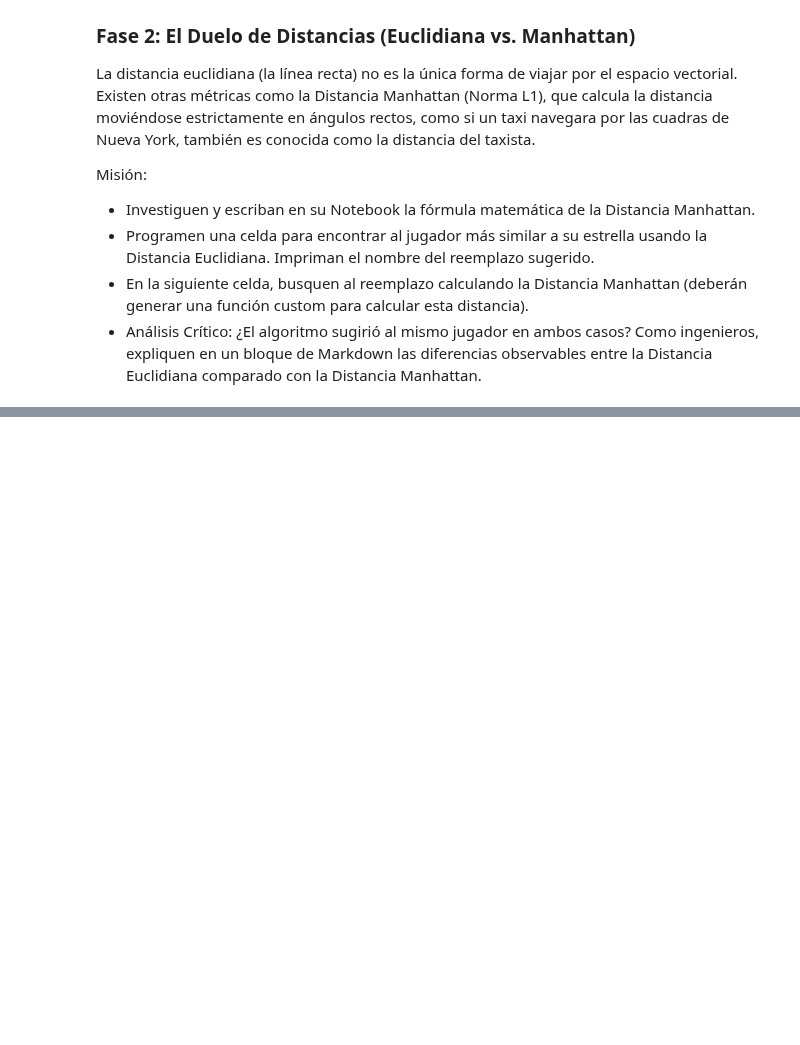
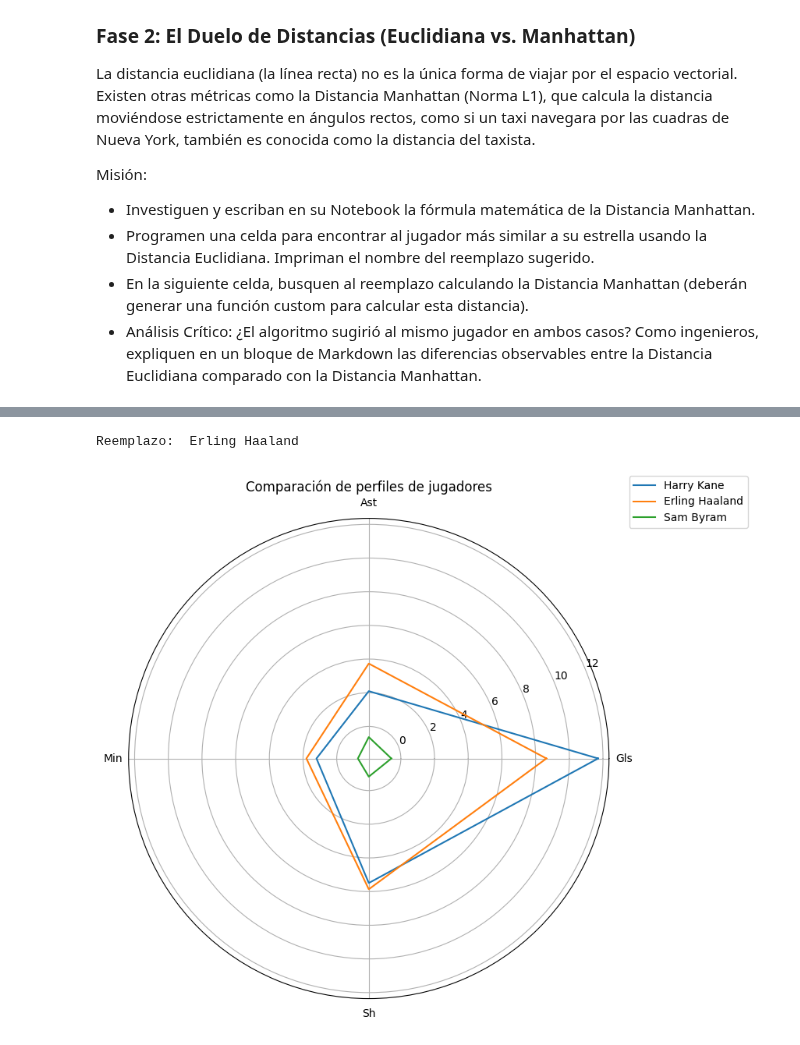
Before and after one commit to KamiChips/Data-Mining, a Jupyter notebook: Parcial 2/Tarea/01-Scouting.ipynb, the cells around one changed output, grey strips where cells are left out. Saved outputs shown, nothing was run; the diff lists cells and outputs as text; code cells hidden in the pictures; blank space fills up the shorter version.

```diff
--- a/Parcial 2/Tarea/01-Scouting.ipynb
+++ b/Parcial 2/Tarea/01-Scouting.ipynb
@@ -131,0 +200,18 @@ Misión:
+# %%
+indice_reemplazo = df.index[ df['Player'] == remplazo][0]
+
+print("Reemplazo: ", df.loc[indice_reemplazo, 'Player'])
+# %% [output]
+Reemplazo:  Erling Haaland
+# %%
+valores_estrella = X_standarized.loc[estrella].to_numpy()
+valores_reemplazo = X_standarized.loc[indice_reemplazo].to_numpy()
+valores_random = X_standarized.loc[random_index].to_numpy()
+# %%
+angulos = np.linspace(0, 2* np.pi, len(features), endpoint=False)
+
+angulos = np.concatenate((angulos, [angulos[0]]))
+# %%
+estrella_plot = np.concatenate((valores_estrella, [valores_estrella[0]]))
+reeplazo_plot = np.concatenate((valores_reemplazo, [valores_reemplazo[0]]))
+random_plot = np.concatenate((valores_random, [valores_random[0]]))
@@ -131,0 +220,37 @@ Misión:
+# %%
+fig, ax = plt.subplots(
+    figsize=(8, 8),
+    subplot_kw=dict(polar=True)
+)
+
+ax.plot(
+    angulos,
+    estrella_plot,
+    label=df.loc[estrella, 'Player']
+)
+
+ax.plot(
+    angulos,
+    reeplazo_plot,
+    label=df.loc[indice_reemplazo, 'Player']
+)
+
+ax.plot(
+    angulos,
+    random_plot,
+    label=df.loc[random_index, 'Player']
+)
+
+ax.set_xticks(angulos[:-1])
+ax.set_xticklabels(features)
+
+ax.set_title("Comparación de perfiles de jugadores")
+
+ax.legend(
+    loc="upper right",
+    bbox_to_anchor=(1.3, 1.1)
+)
+
+plt.show()
+# %% [output]
+[figure, added]
```
Also changed, not shown: parts of 11 cells of this notebook, 1 other file.
